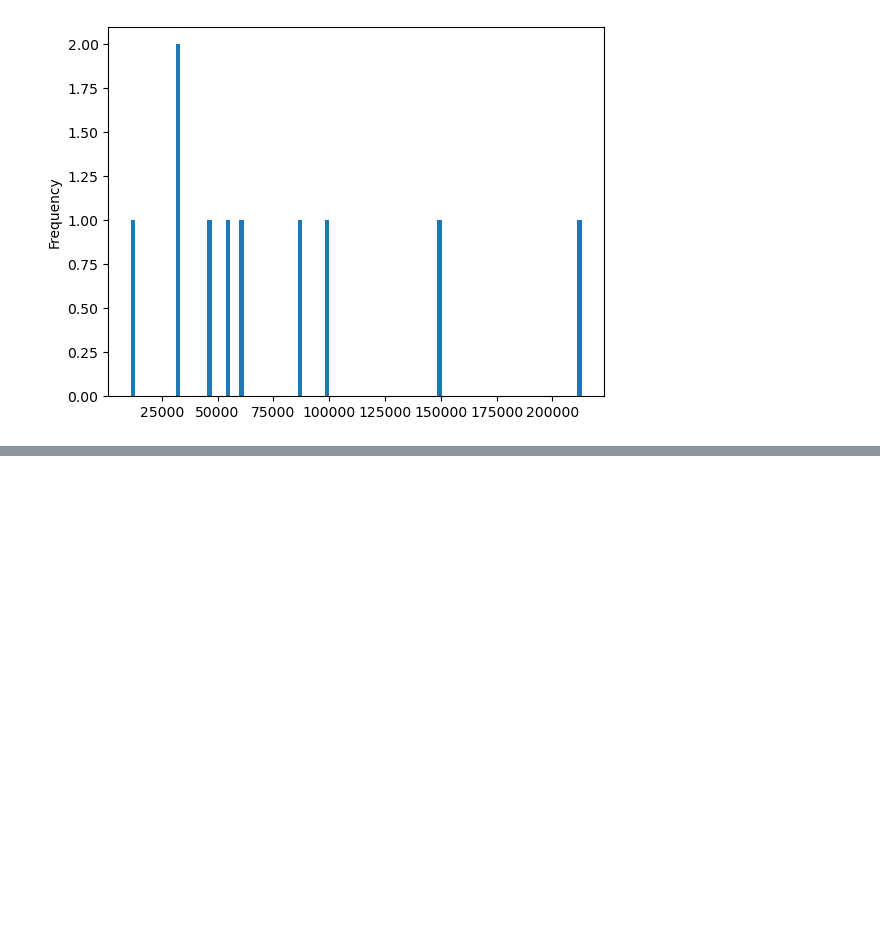
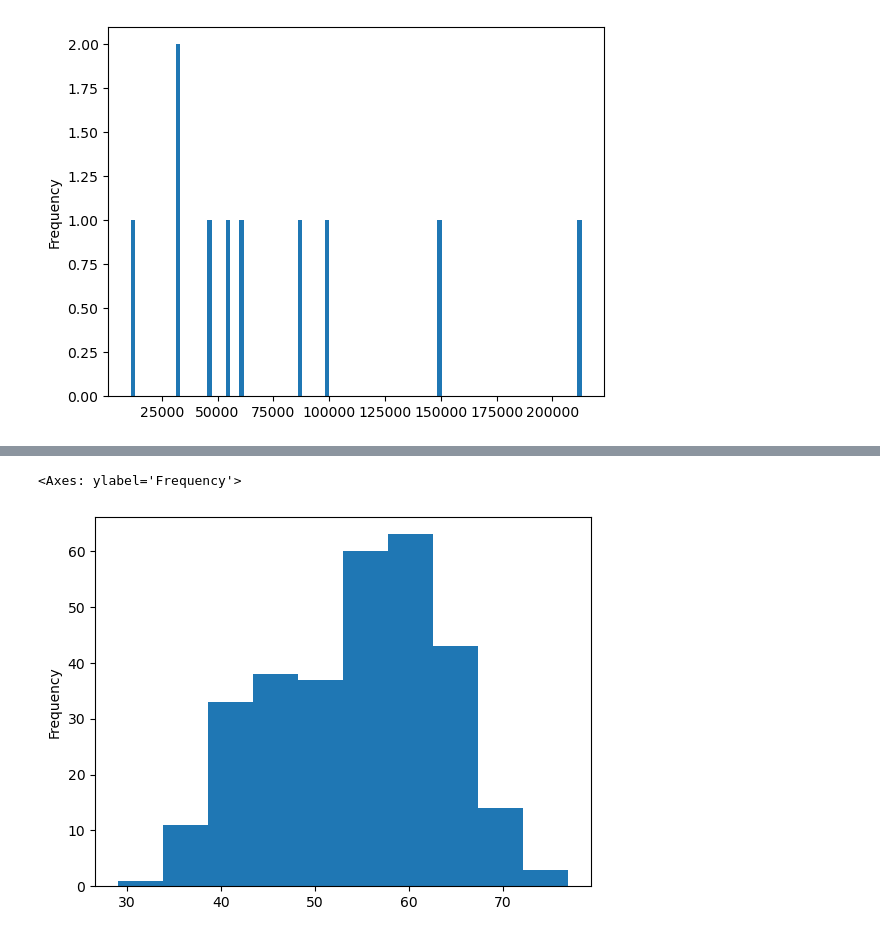
Before and after one commit to DevSen101/ML-Bootcamp, a Jupyter notebook: Matplotlib/Introduction-to-Matplotlib.ipynb, the cells around one changed output, grey strips where cells are left out. Saved outputs shown, nothing was run; the diff lists cells and outputs as text; code cells hidden in the pictures; blank space fills up the shorter version.

Commit message:
Matplotlib: start working on real heart_desease data set

```diff
--- a/Matplotlib/Introduction-to-Matplotlib.ipynb
+++ b/Matplotlib/Introduction-to-Matplotlib.ipynb
@@ -425,0 +428,3 @@ car_sales["Odometer (KM)"].plot.hist(bins=100);
+# %%
+heart_desease = pd.read_csv("data/heart-disease.csv")
+heart_desease.head()
@@ -425,0 +438,6 @@ car_sales["Odometer (KM)"].plot.hist(bins=100);
+# %%
+#  Create a Histogram of age.
+heart_desease["age"].plot.hist(bins=10)
+# %% [output]
+<Axes: ylabel='Frequency'>
+[figure, added]
```
Also changed, not shown: parts of 9 cells of this notebook, 1 other file.
